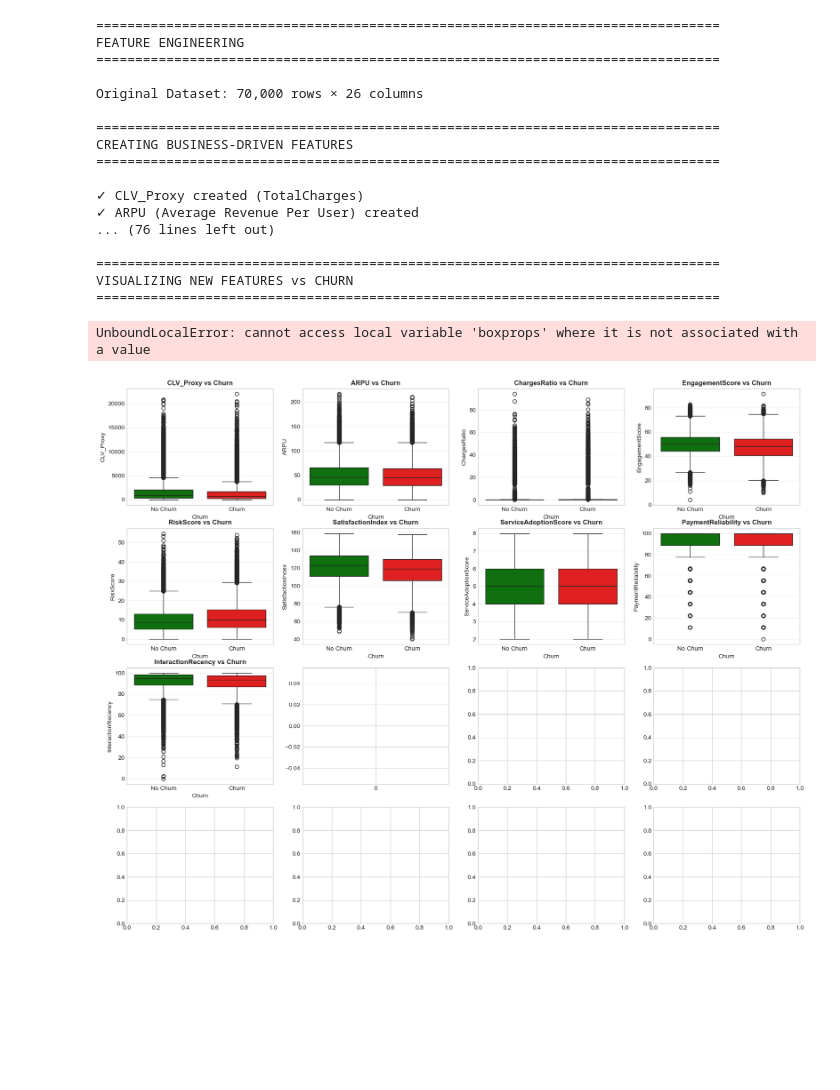
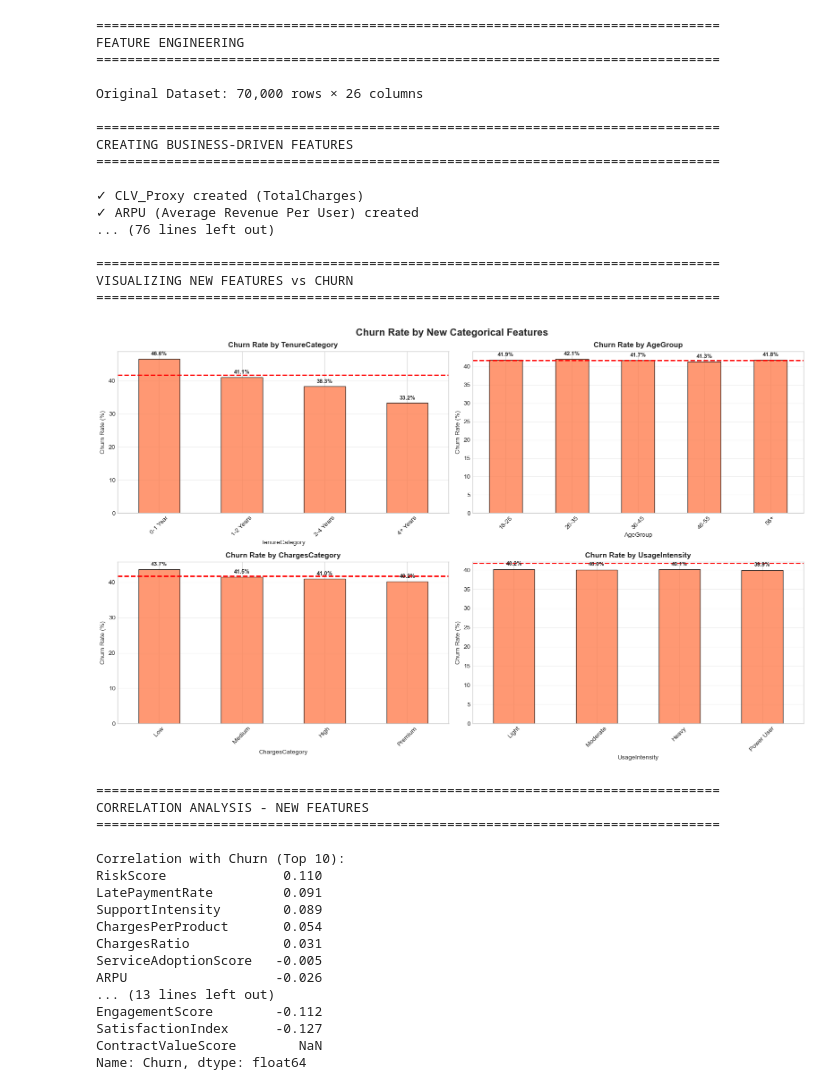
Before and after one commit to alitkbbl/Ecommerce-Customer-Churn, a Jupyter notebook: notebooks/06_feature_engineering.ipynb, the cells around one changed output. Drawn from its saved outputs; the diff is of its cells as text; code cells hidden in the pictures; blank space fills up the shorter version.

```diff
--- a/notebooks/06_feature_engineering.ipynb
+++ b/notebooks/06_feature_engineering.ipynb
@@ -172,20 +172,6 @@ print("\n" + "="*80)
 print("VISUALIZING NEW FEATURES vs CHURN")
 print("="*80)
 
-# 4.1 Numerical features
-fig, axes = plt.subplots(4, 4, figsize=(20, 16))
-axes = axes.ravel()
-
-for idx, col in enumerate(new_features):
-    sns.boxplot(x='Churn', y=col, data=df, ax=axes[idx], palette=['green', 'red'])
-    axes[idx].set_title(f'{col} vs Churn', fontsize=11, fontweight='bold')
-    axes[idx].set_xticklabels(['No Churn', 'Churn'])
-    axes[idx].grid(axis='y', alpha=0.3)
-
-plt.suptitle('New Features vs Churn - Boxplots', fontsize=16, fontweight='bold')
-plt.tight_layout()
-plt.savefig('../data/results/06_new_features_vs_churn.png', dpi=300, bbox_inches='tight')
-plt.show()
 
 # 4.2 Categorical features
 categorical_new = ['TenureCategory', 'AgeGroup', 'ChargesCategory', 'UsageIntensity']
@@ -226,7 +212,6 @@ print(correlation_with_churn.head(10).round(3))
 print("\nCorrelation with Churn (Bottom 10):")
 print(correlation_with_churn.tail(10).round(3))
 
-# Visualization
 fig, axes = plt.subplots(1, 2, figsize=(18, 6))
 
 # Bar plot - correlation with churn
@@ -298,6 +283,7 @@ print("\n" + "="*80)
 print("FEATURE SCALING")
 print("="*80)
 
+# انتخاب ستون‌های عددی برای scaling
 numerical_features = ['Age', 'TenureMonths', 'DaysSinceLastInteraction', 'MonthlyCharges',
                       'TotalCharges', 'NumProducts', 'SupportCalls', 'SatisfactionScore',
                       'AvgMonthlyUsageGB', 'LatePayments'] + new_features
@@ -317,17 +303,17 @@ print("\n" + "="*80)
 print("SAVING PROCESSED DATA")
 print("="*80)
 
-# Save original with new features
-df.to_csv('../data/processed/customer_churn_featured.csv', index=False)
-print("✓ Saved: customer_churn_featured.csv")
+# # Save original with new features
+# df.to_csv('../data/processed/customer_churn_featured.csv', index=False)
+# print("✓ Saved: customer_churn_featured.csv")
 
-# Save encoded version
-df_encoded.to_csv('../data/processed/customer_churn_encoded.csv', index=False)
-print("✓ Saved: customer_churn_encoded.csv")
+# # Save encoded version
+# df_encoded.to_csv('../data/processed/customer_churn_encoded.csv', index=False)
+# print("✓ Saved: customer_churn_encoded.csv")
 
-# Save scaled version
-df_scaled.to_csv('../data/processed/customer_churn_scaled.csv', index=False)
-print("✓ Saved: customer_churn_scaled.csv")
+# # Save scaled version
+# df_scaled.to_csv('../data/processed/customer_churn_scaled.csv', index=False)
+# print("✓ Saved: customer_churn_scaled.csv")
 
 # ═══════════════════════════════════════════════════════════════════════════════
 # 9. FEATURE ENGINEERING SUMMARY
@@ -343,32 +329,48 @@ summary = {
     'Total Features': df.shape[1],
     'Encoded Features': df_encoded.shape[1],
     'Scaled Features': df_scaled.shape[1],
     'Total Samples': df.shape[0]
 }
 
 for key, value in summary.items():
     print(f"{key}: {value:,}")
 
 print("\n" + "="*80)
 print("FEATURE ENGINEERING COMPLETED")
 print("="*80)
 # %% [output]
 ================================================================================
 FEATURE ENGINEERING
 ================================================================================
 
 Original Dataset: 70,000 rows × 26 columns
 
 ================================================================================
 CREATING BUSINESS-DRIVEN FEATURES
 ================================================================================
 
 ✓ CLV_Proxy created (TotalCharges)
 ✓ ARPU (Average Revenue Per User) created
 ... (76 lines left out)
 
 ================================================================================
 VISUALIZING NEW FEATURES vs CHURN
 ================================================================================
+[figure, new version]
-UnboundLocalError: cannot access local variable 'boxprops' where it is not associated with a value
+================================================================================
+CORRELATION ANALYSIS - NEW FEATURES
+================================================================================
+
+Correlation with Churn (Top 10):
+RiskScore               0.110
+LatePaymentRate         0.091
+SupportIntensity        0.089
+ChargesPerProduct       0.054
+ChargesRatio            0.031
+ServiceAdoptionScore   -0.005
+ARPU                   -0.026
+... (13 lines left out)
+EngagementScore        -0.112
+SatisfactionIndex      -0.127
+ContractValueScore        NaN
+Name: Churn, dtype: float64
-[figure, old version]
```
Also changed, not shown: parts of 1 cell of this notebook, 16 other files.
